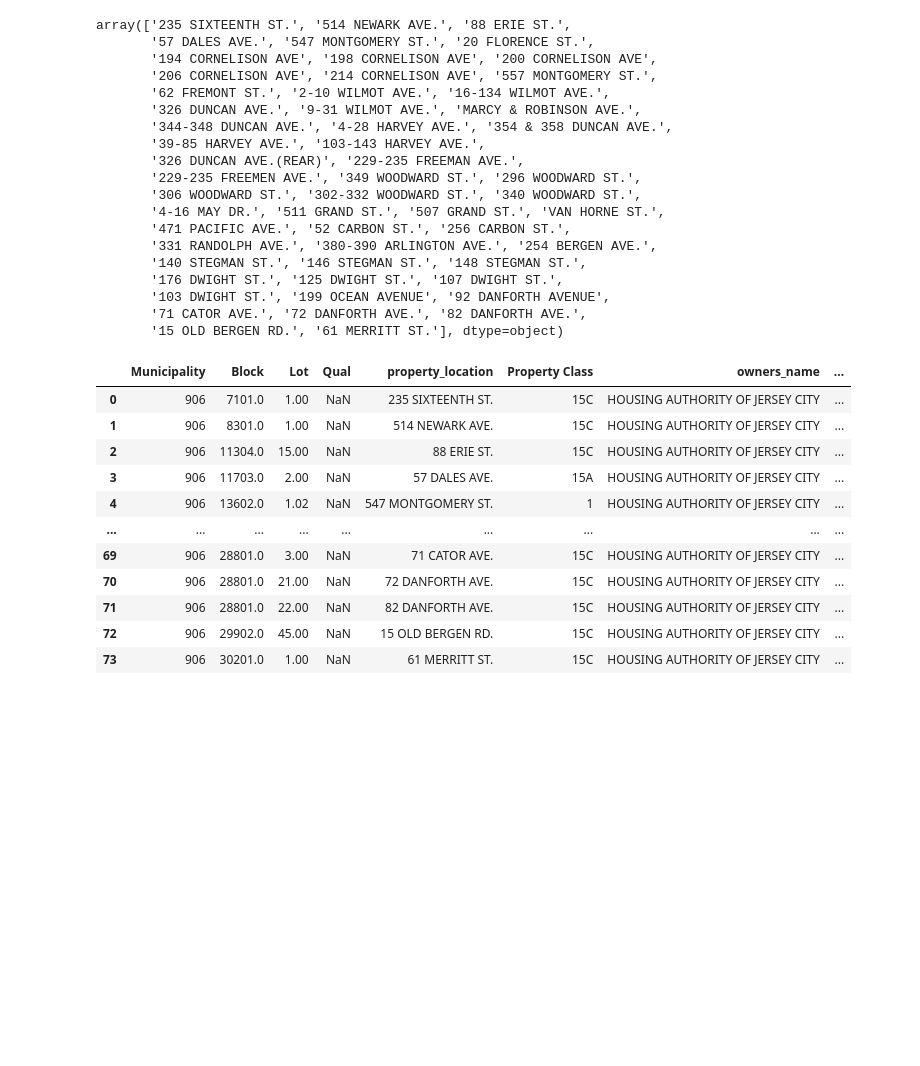
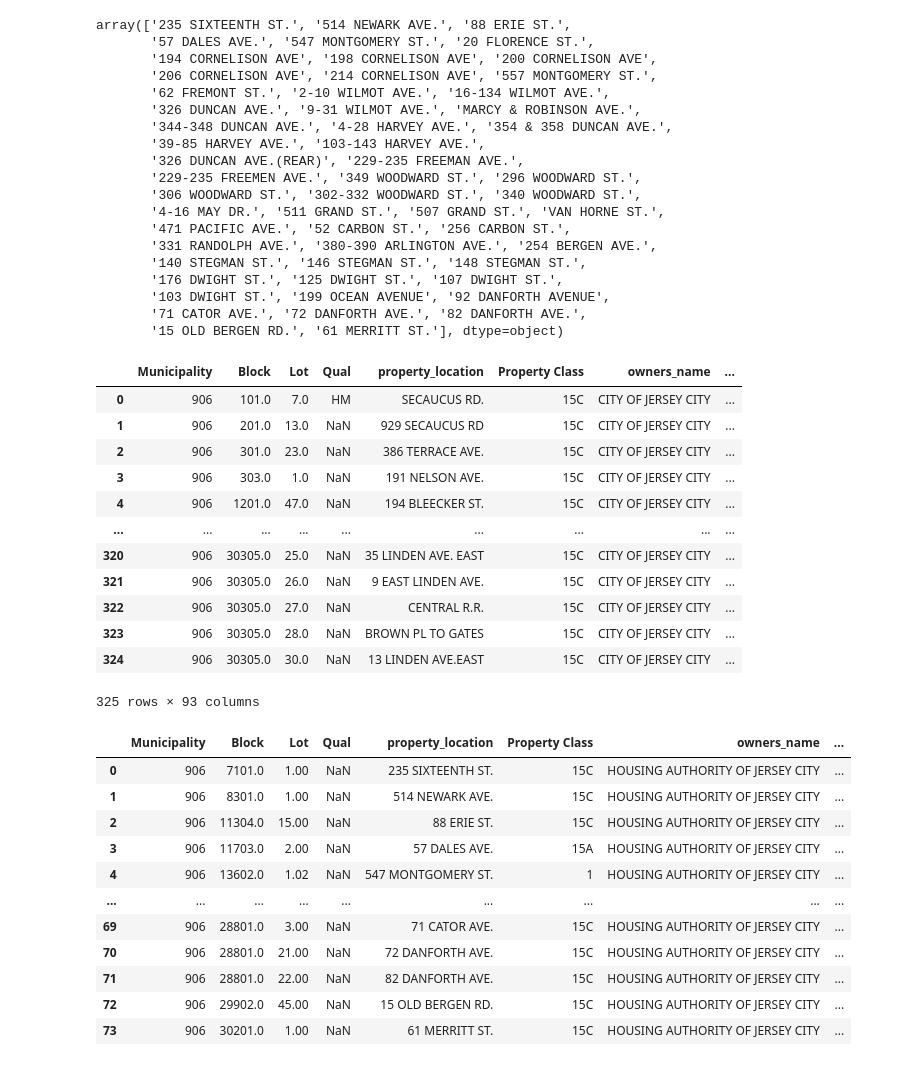
Before and after one commit to kylemichaelreaves/landlord_data, a Jupyter notebook: landlord_data.ipynb, the cells around one changed output. Drawn from its saved outputs; the diff is of its cells as text; code cells hidden in the pictures; blank space fills up the shorter version.

```diff
--- a/landlord_data.ipynb
+++ b/landlord_data.ipynb
@@ -15,7 +15,7 @@ from geopy.geocoders import Nominatim
 from geopy.extra.rate_limiter import RateLimiter
 # %%
 # for returning lat long coordinates from addresses
-geolocator = Nominatim(user_agent="myGeolocator")
+geolocator = Nominatim(user_agent="myGeolocator", timeout=2)
 # %%
 hackensack = pd.read_csv('0223monm205221.csv', dtype={14: str, 20: str, 24: str})
 
@@ -241,3 +250,7 @@ array(['235 SIXTEENTH ST.', '514 NEWARK AVE.', '88 ERIE ST.',
 js_ha = jersey_city[jersey_city.owners_name == 'HOUSING AUTHORITY OF JERSEY CITY'].copy()
 js_ha.reset_index(inplace=True, drop=True)
 js_ha['gcode'] = js_ha.property_full_address.apply(geolocator.geocode)
+# %%
+city_of_js = jersey_city[jersey_city.owners_name == 'CITY OF JERSEY CITY'].copy()
+city_of_js.reset_index(inplace=True, drop=True)
+city_of_js['gcode'] = city_of_js.property_full_address.apply(geolocator.geocode)
@@ -244,3 +261,19 @@ js_ha['gcode'] = js_ha.property_full_address.apply(geolocator.geocode)
+# %%
+city_of_js
+# %% [output]
+|  | Municipality | Block | Lot | Qual | property_location | Property Class | owners_name | ... |
+| 0 | 906 | 101.0 | 7.0 | HM | SECAUCUS RD. | 15C | CITY OF JERSEY CITY | ... |
+| 1 | 906 | 201.0 | 13.0 | NaN | 929 SECAUCUS RD | 15C | CITY OF JERSEY CITY | ... |
+| 2 | 906 | 301.0 | 23.0 | NaN | 386 TERRACE AVE. | 15C | CITY OF JERSEY CITY | ... |
+| 3 | 906 | 303.0 | 1.0 | NaN | 191 NELSON AVE. | 15C | CITY OF JERSEY CITY | ... |
+| 4 | 906 | 1201.0 | 47.0 | NaN | 194 BLEECKER ST. | 15C | CITY OF JERSEY CITY | ... |
+| ... | ... | ... | ... | ... | ... | ... | ... | ... |
+| 320 | 906 | 30305.0 | 25.0 | NaN | 35 LINDEN AVE. EAST | 15C | CITY OF JERSEY CITY | ... |
+| 321 | 906 | 30305.0 | 26.0 | NaN | 9 EAST LINDEN AVE. | 15C | CITY OF JERSEY CITY | ... |
+| 322 | 906 | 30305.0 | 27.0 | NaN | CENTRAL R.R. | 15C | CITY OF JERSEY CITY | ... |
+| 323 | 906 | 30305.0 | 28.0 | NaN | BROWN PL TO GATES | 15C | CITY OF JERSEY CITY | ... |
+| 324 | 906 | 30305.0 | 30.0 | NaN | 13 LINDEN AVE.EAST | 15C | CITY OF JERSEY CITY | ... |
+325 rows × 93 columns
 # %%
 js_ha
 # %% [output]
```
Also changed, not shown: parts of 13 cells of this notebook, 1 other file.
